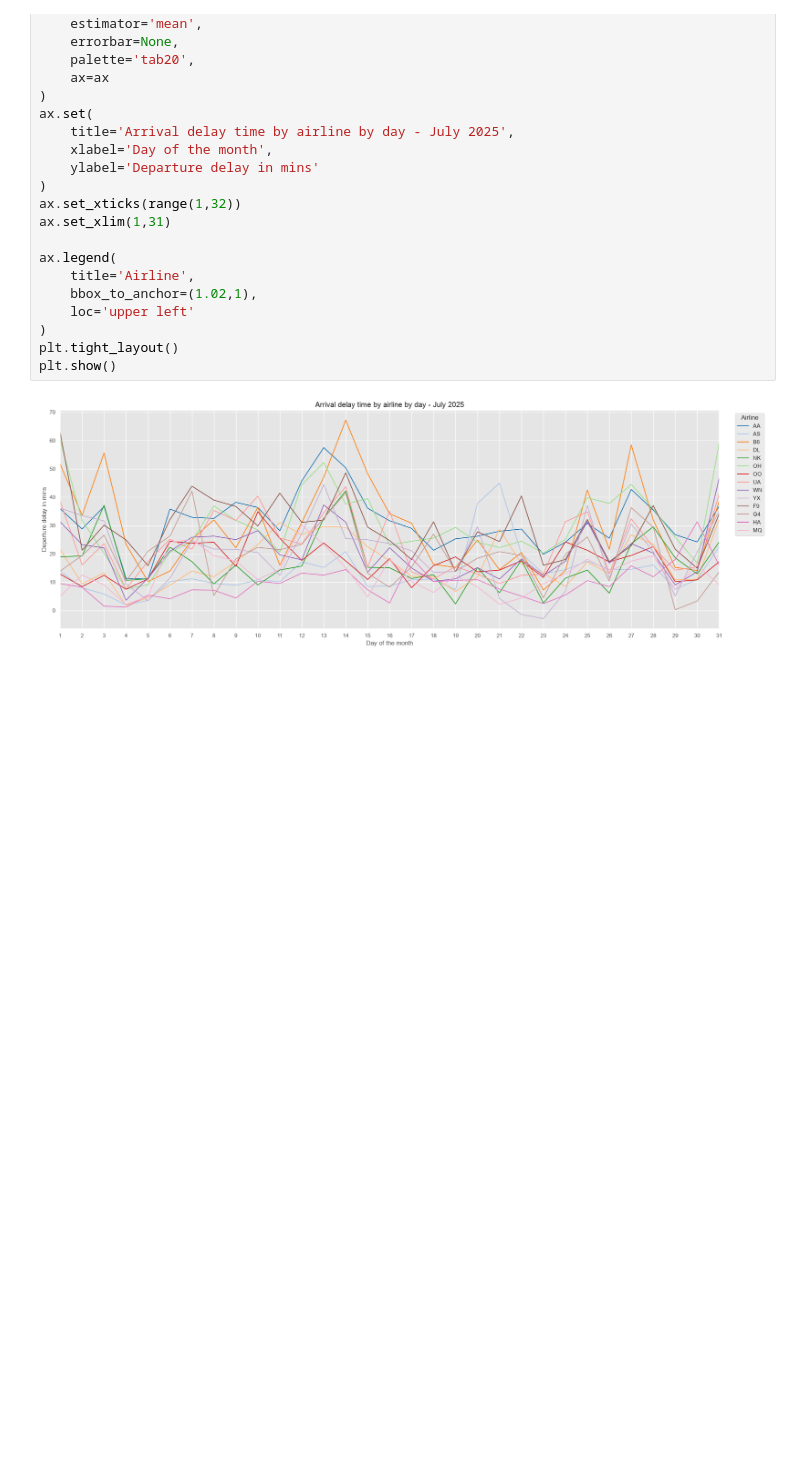
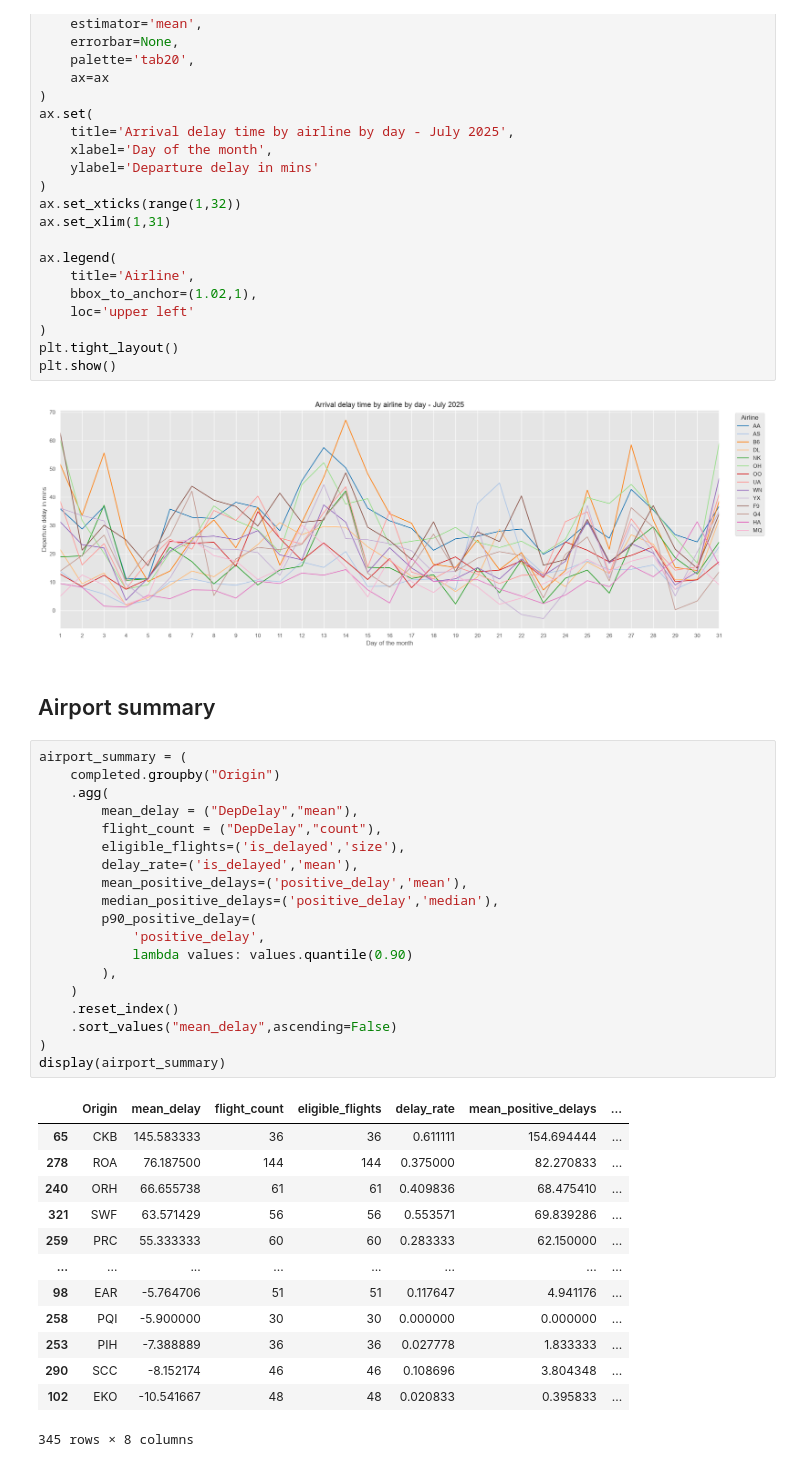
Before and after one commit to aerostepan/FlightDelayPrediction, a Jupyter notebook: FlightDelayLab.ipynb, the cells around one changed output. Saved outputs shown, nothing was run; the diff lists cells and outputs as text; blank space fills up the shorter version.

```diff
--- a/FlightDelayLab.ipynb
+++ b/FlightDelayLab.ipynb
@@ -250,3 +250,38 @@ plt.tight_layout()
 plt.show()
 # %% [output]
 [figure]
+# %% [markdown]
+## Airport summary
+# %%
+airport_summary = (
+    completed.groupby("Origin")
+    .agg(
+        mean_delay = ("DepDelay","mean"),
+        flight_count = ("DepDelay","count"),
+        eligible_flights=('is_delayed','size'),
+        delay_rate=('is_delayed','mean'),
+        mean_positive_delays=('positive_delay','mean'),
+        median_positive_delays=('positive_delay','median'),
+        p90_positive_delay=(
+            'positive_delay',
+            lambda values: values.quantile(0.90)
+        ),
+    )
+    .reset_index()
+    .sort_values("mean_delay",ascending=False)
+)
+display(airport_summary)
+# %% [output]
+|  | Origin | mean_delay | flight_count | eligible_flights | delay_rate | mean_positive_delays | ... |
+| 65 | CKB | 145.583333 | 36 | 36 | 0.611111 | 154.694444 | ... |
+| 278 | ROA | 76.187500 | 144 | 144 | 0.375000 | 82.270833 | ... |
+| 240 | ORH | 66.655738 | 61 | 61 | 0.409836 | 68.475410 | ... |
+| 321 | SWF | 63.571429 | 56 | 56 | 0.553571 | 69.839286 | ... |
+| 259 | PRC | 55.333333 | 60 | 60 | 0.283333 | 62.150000 | ... |
+| ... | ... | ... | ... | ... | ... | ... | ... |
+| 98 | EAR | -5.764706 | 51 | 51 | 0.117647 | 4.941176 | ... |
+| 258 | PQI | -5.900000 | 30 | 30 | 0.000000 | 0.000000 | ... |
+| 253 | PIH | -7.388889 | 36 | 36 | 0.027778 | 1.833333 | ... |
+| 290 | SCC | -8.152174 | 46 | 46 | 0.108696 | 3.804348 | ... |
+| 102 | EKO | -10.541667 | 48 | 48 | 0.020833 | 0.395833 | ... |
+345 rows × 8 columns
```
Also changed, not shown: parts of 4 cells of this notebook.
